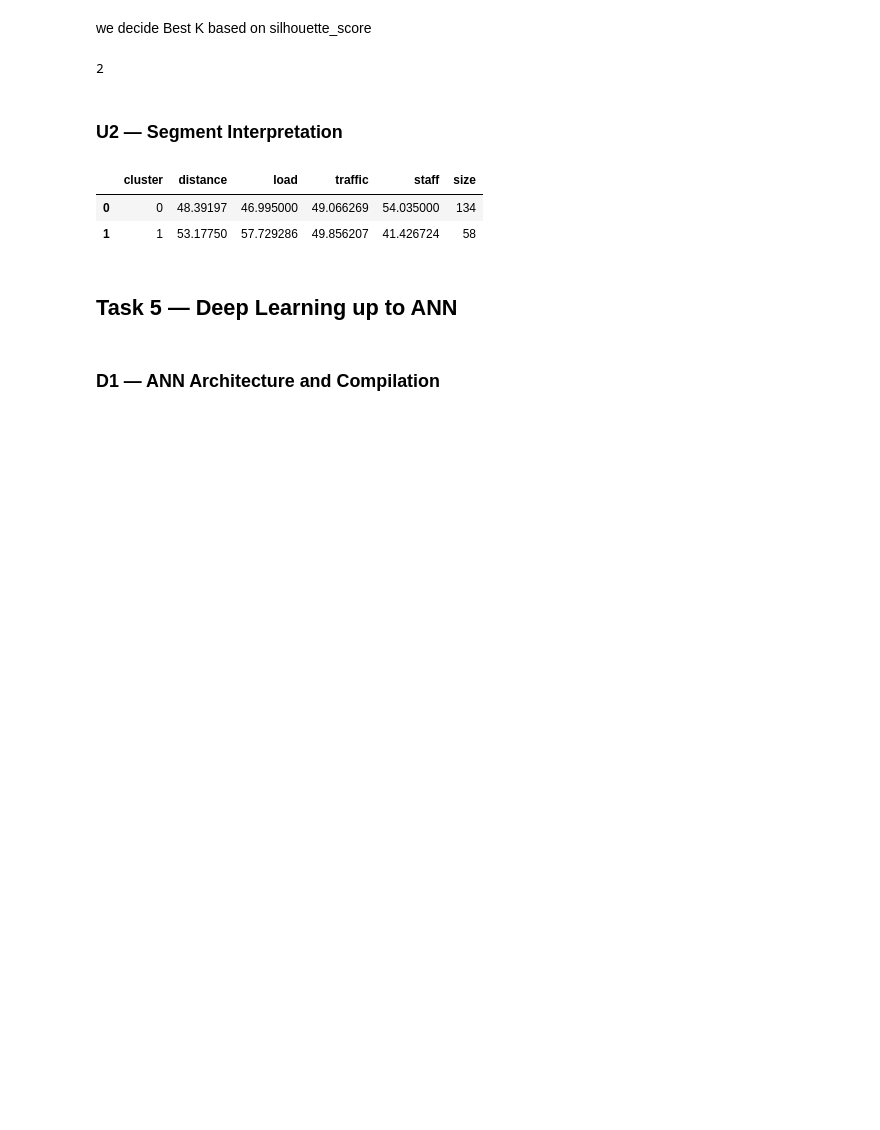
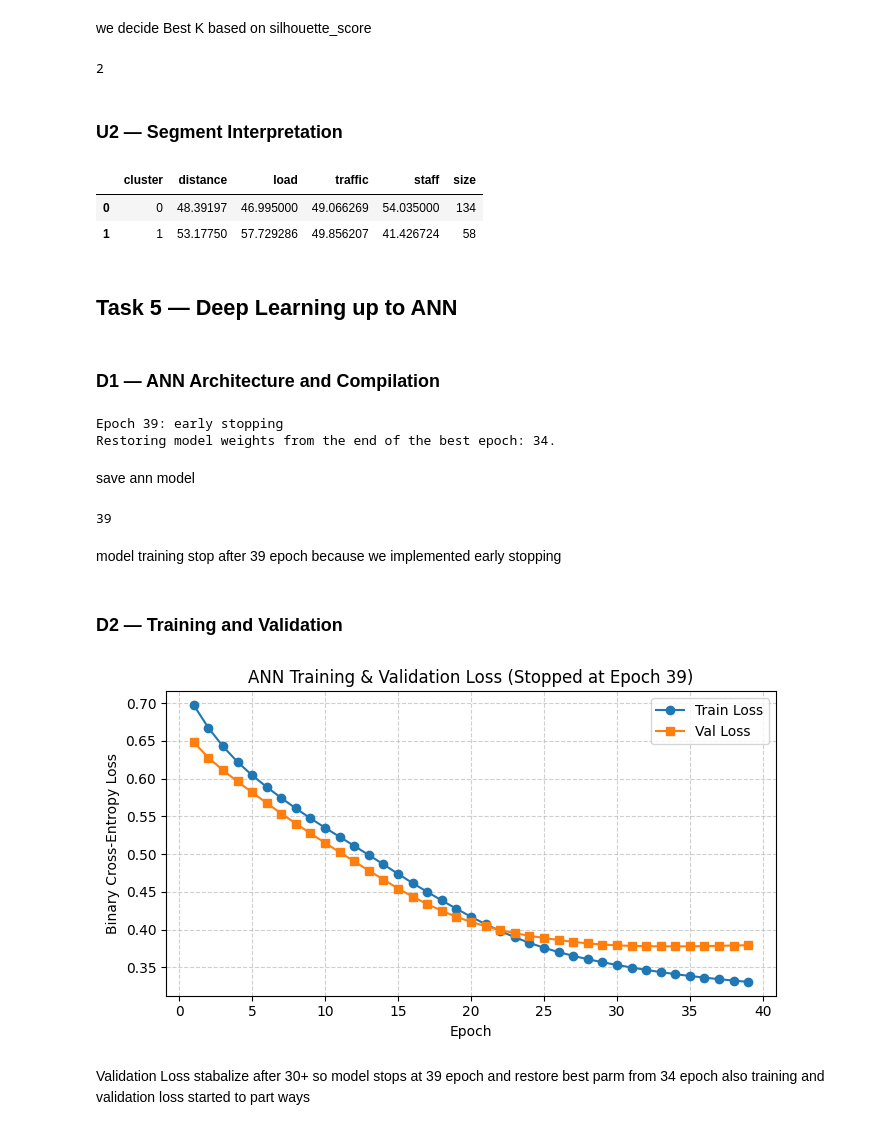
Before and after one commit to Deepvejpara/ds-aiml-set-c-10828, a Jupyter notebook: notebook/exam.ipynb, the cells around one changed output. Cells and saved outputs as stored; diff of their text form; code cells hidden in the pictures; blank space fills up the shorter version.

```diff
--- a/notebook/exam.ipynb
+++ b/notebook/exam.ipynb
@@ -558,3 +560,59 @@ ann = models.Sequential([
     layers.Dense(8, activation="relu", name="hidden_2"),
     layers.Dense(1, activation="sigmoid", name="output")
 ])
+# %%
+ann.compile(
+    optimizer=optimizers.Adam(learning_rate=0.001),
+    loss="binary_crossentropy",
+    metrics=["accuracy"]
+)
+# %%
+es = callbacks.EarlyStopping(
+    monitor="val_loss",
+    patience=5,
+    restore_best_weights=True,
+    verbose=1
+)
+# %%
+history = ann.fit(
+    X_fit.to_numpy(),
+    y_fit,
+    validation_data=(X_val.to_numpy(), y_val),
+    epochs=50,
+    batch_size=16,
+    callbacks=[es],
+    verbose=0
+)
+# %% [output]
+Epoch 39: early stopping
+Restoring model weights from the end of the best epoch: 34.
+# %%
+actual_epochs = len(history.history["loss"])
+ann.save("models/ann_model.keras")
+# %% [markdown]
+save ann model
+# %%
+actual_epochs
+# %% [output]
+39
+# %% [markdown]
+model training stop after 39 epoch because we implemented early stopping
+# %% [markdown]
+### D2 — Training and Validation
+# %%
+plt.figure(figsize=(7, 4))
+plt.plot(range(1, actual_epochs + 1), history.history["loss"], label="Train Loss", marker='o')
+plt.plot(range(1, actual_epochs + 1), history.history["val_loss"], label="Val Loss", marker='s')
+plt.title(f"ANN Training & Validation Loss (Stopped at Epoch {actual_epochs})")
+plt.xlabel("Epoch")
+plt.ylabel("Binary Cross-Entropy Loss")
+plt.legend()
+plt.grid(True, linestyle="--", alpha=0.6)
+plt.tight_layout()
+plt.savefig("outputs/figures/ann_loss_curve.png", dpi=300)
+plt.show()
+# %% [output]
+[figure, added]
+# %% [markdown]
+Validation Loss stabalize after 30+ so model stops at 39 epoch and restore best parm from 34 epoch
+also training and validation loss started to part ways
```
Also changed, not shown: parts of 6 cells of this notebook, 5 other files.
